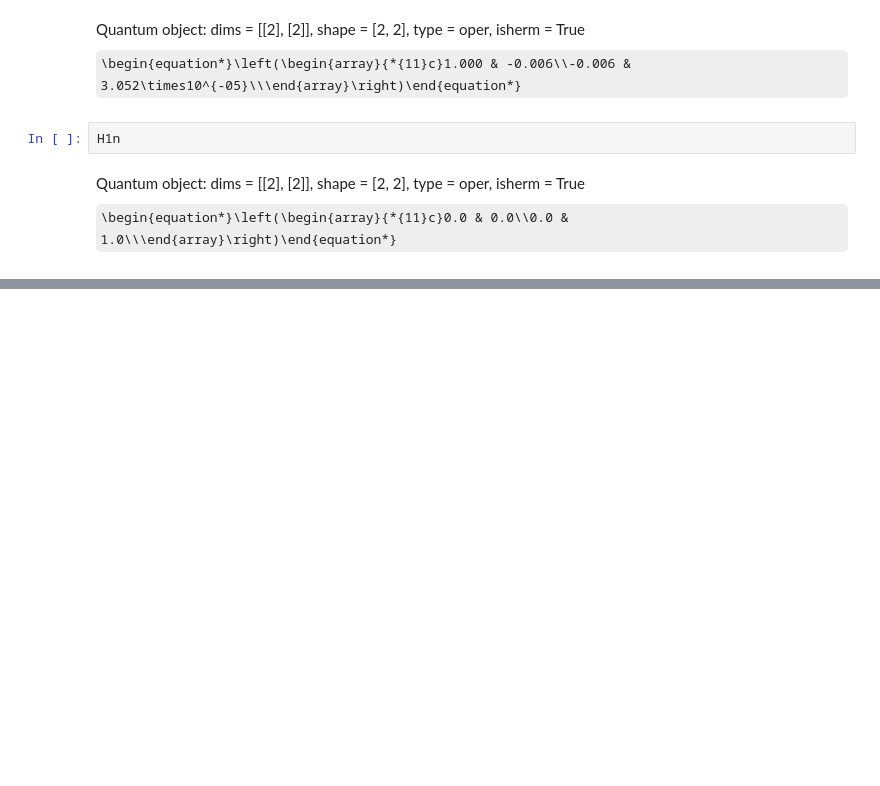
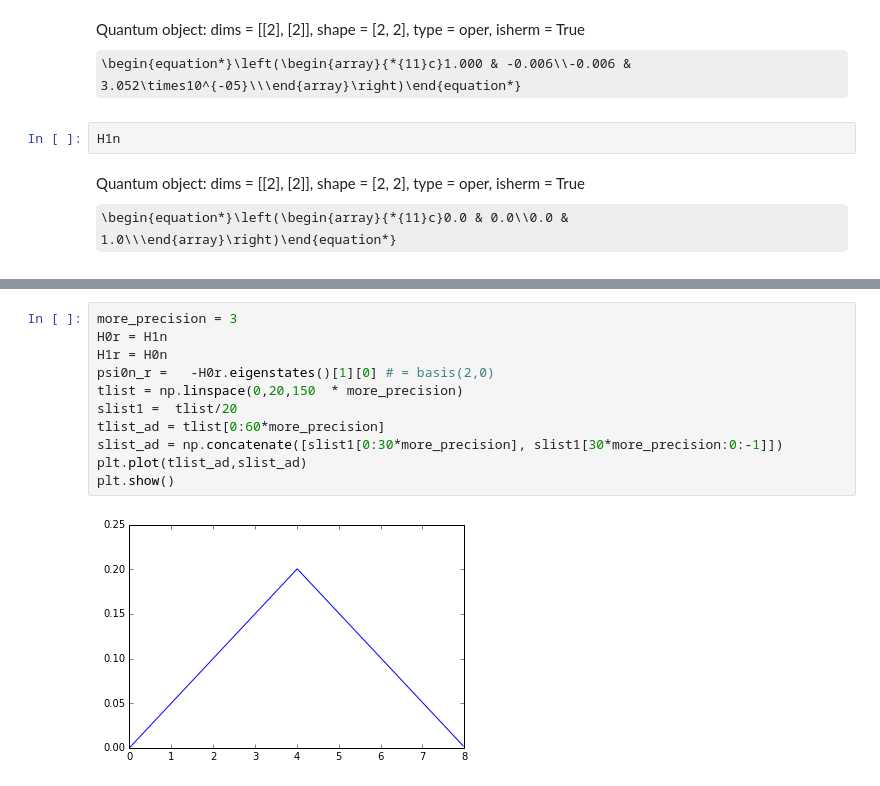
Before and after one commit to oryonatan/qutip, a Jupyter notebook: dorit/fast_diabatic/6.8.17 accurate phase.ipynb, the cells around one changed output, grey strips where cells are left out. Saved outputs shown, nothing was run; the diff lists cells and outputs as text; some formulas as TeX source; blank space fills up the shorter version.

```diff
--- a/dorit/fast_diabatic/6.8.17 accurate phase.ipynb
+++ b/dorit/fast_diabatic/6.8.17 accurate phase.ipynb
@@ -162,0 +500,13 @@ Quantum object: dims = [[2], [2]], shape = [2, 2], type = oper, isherm = True\be
+# %%
+more_precision = 3
+H0r = H1n
+H1r = H0n
+psi0n_r =   -H0r.eigenstates()[1][0] # = basis(2,0)
+tlist = np.linspace(0,20,150  * more_precision)
+slist1 =  tlist/20
+tlist_ad = tlist[0:60*more_precision]
+slist_ad = np.concatenate([slist1[0:30*more_precision], slist1[30*more_precision:0:-1]])
+plt.plot(tlist_ad,slist_ad)
+plt.show()
+# %% [output]
+[figure, added]
```
Also changed, not shown: parts of 45 cells of this notebook, 2 other files.
